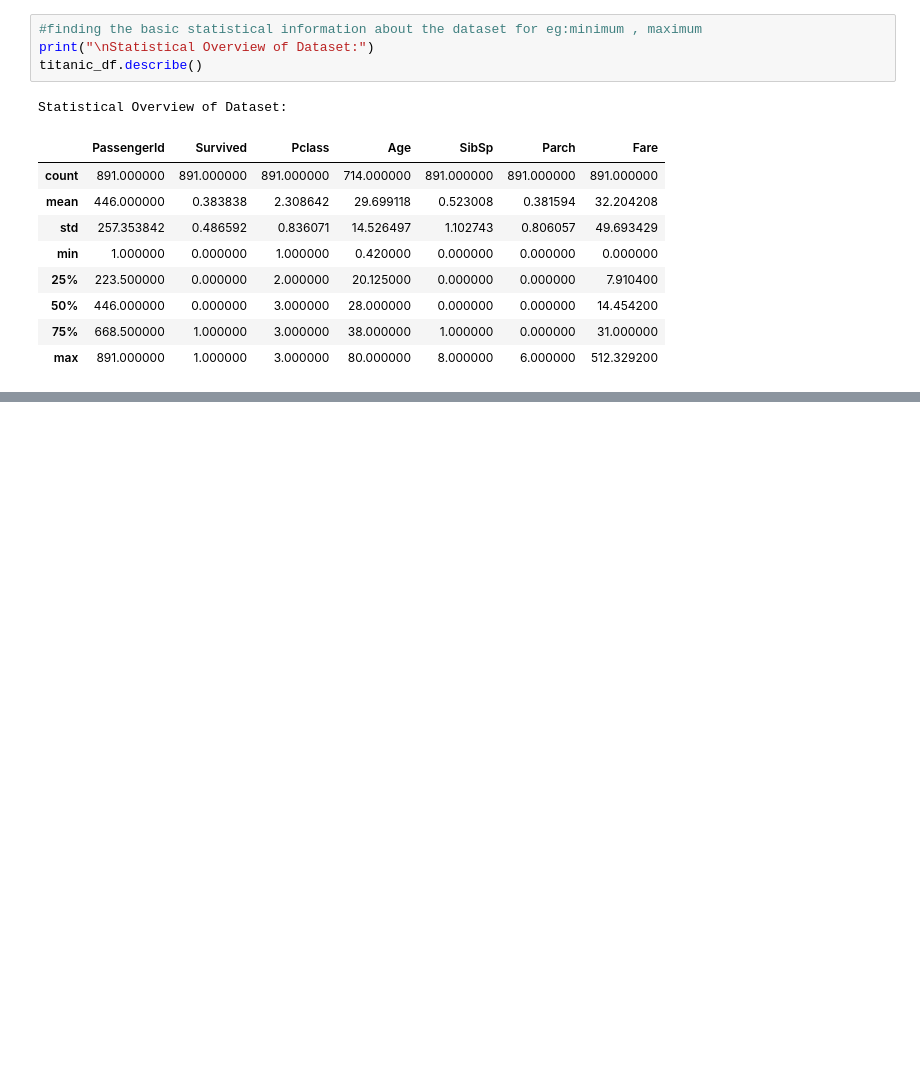
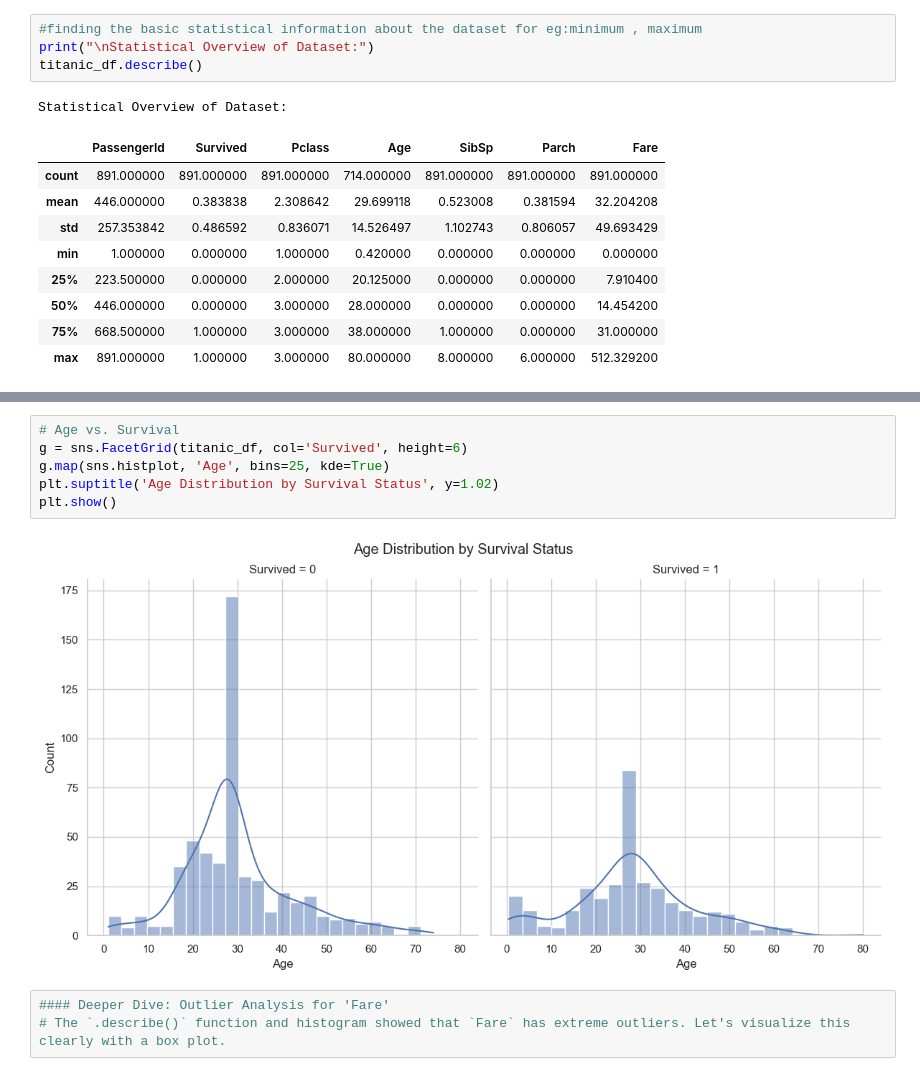
Before and after one commit to AaryanBairagi/GeekForGeeks-21Days-21Projects-Challenge, a Jupyter notebook: Day 1/EDA.ipynb, the cells around one changed output, grey strips where cells are left out. Drawn from its saved outputs; the diff is of its cells as text; blank space fills up the shorter version.

```diff
--- a/Day 1/EDA.ipynb
+++ b/Day 1/EDA.ipynb
@@ -86,0 +225,11 @@ Statistical Overview of Dataset:
+# %%
+# Age vs. Survival
+g = sns.FacetGrid(titanic_df, col='Survived', height=6)
+g.map(sns.histplot, 'Age', bins=25, kde=True)
+plt.suptitle('Age Distribution by Survival Status', y=1.02)
+plt.show()
+# %% [output]
+[figure, added]
+# %%
+#### Deeper Dive: Outlier Analysis for 'Fare'
+# The `.describe()` function and histogram showed that `Fare` has extreme outliers. Let's visualize this clearly with a box plot.
```
Also changed, not shown: parts of 23 cells of this notebook.
